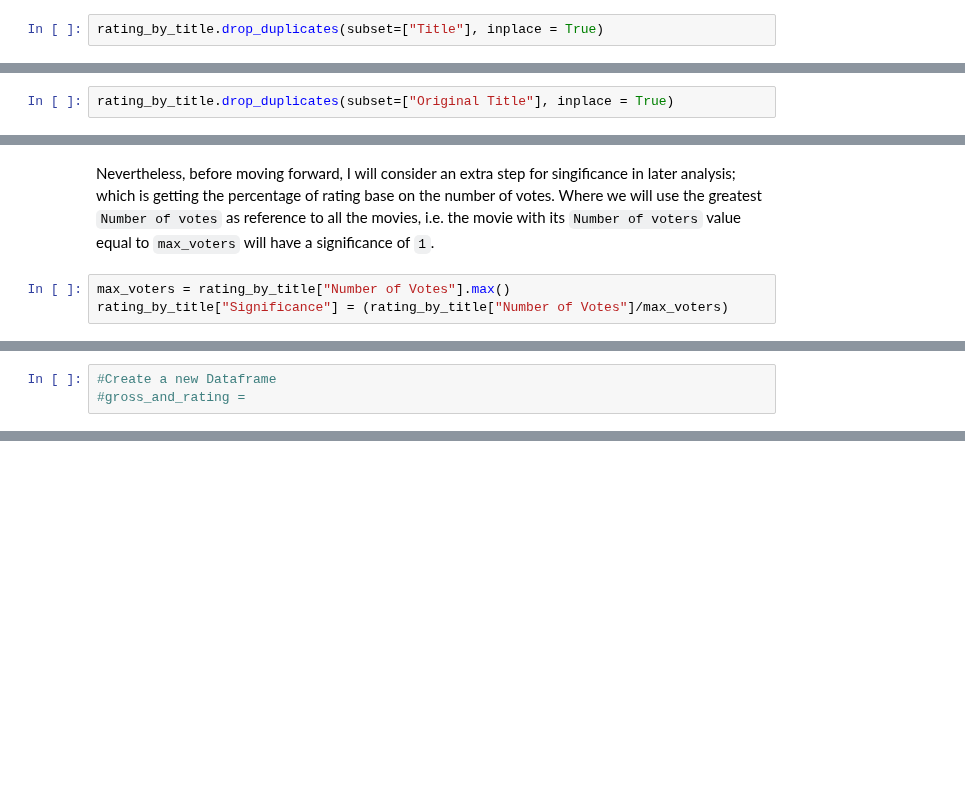
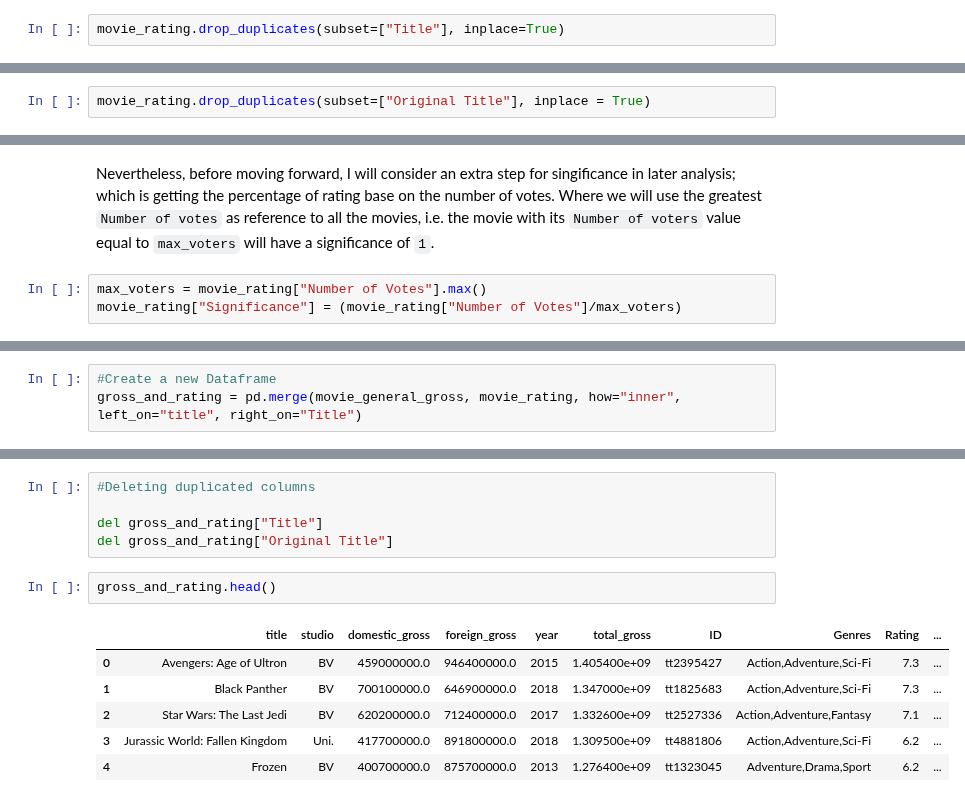
Before and after one commit to QuinnGrigsby/Capstone_Git-ing_it_done_MovieInformation, a Jupyter notebook: Data Understanding.ipynb, the cells around one changed output, grey strips where cells are left out. Drawn from its saved outputs; the diff is of its cells as text; blank space fills up the shorter version.

```diff
--- a/Data Understanding.ipynb
+++ b/Data Understanding.ipynb
@@ -196,5 +219,5 @@ Red Cow                  1
 Shilo                    1
 Name: Title, Length: 69993, dtype: int64
 # %%
-rating_by_title.drop_duplicates(subset=["Title"], inplace = True)
+movie_rating.drop_duplicates(subset=["Title"], inplace=True)
 # %%
@@ -228,5 +251,5 @@ The Melancholy Fantastic    1
 Shilo                       1
 Name: Original Title, Length: 69820, dtype: int64
 # %%
-rating_by_title.drop_duplicates(subset=["Original Title"], inplace = True)
+movie_rating.drop_duplicates(subset=["Original Title"], inplace = True)
 # %%
@@ -300,6 +323,6 @@ We can see we have a dataframe without any null value or duplicates. We can cons
 # %% [markdown]
 Nevertheless, before moving forward, I will consider an extra step for singificance in later analysis; which is getting the percentage of rating base on the number of votes. Where we will use the greatest `Number of votes` as reference to all the movies, i.e. the movie with its `Number of voters` value equal to `max_voters` will have a significance of `1`.
 # %%
-max_voters = rating_by_title["Number of Votes"].max()
-rating_by_title["Significance"] = (rating_by_title["Number of Votes"]/max_voters)
+max_voters = movie_rating["Number of Votes"].max()
+movie_rating["Significance"] = (movie_rating["Number of Votes"]/max_voters)
 # %%
@@ -321,3 +354,3 @@ Now, we shall proceed with joining the `rating_by_title` table with the `movie_g
 # %%
 #Create a new Dataframe
-#gross_and_rating =
+gross_and_rating = pd.merge(movie_general_gross, movie_rating, how="inner", left_on="title", right_on="Title")
@@ -323,0 +366,14 @@ Now, we shall proceed with joining the `rating_by_title` table with the `movie_g
+# %%
+#Deleting duplicated columns
+
+del gross_and_rating["Title"]
+del gross_and_rating["Original Title"]
+# %%
+gross_and_rating.head()
+# %% [output]
+|  | title | studio | domestic_gross | foreign_gross | year | total_gross | ID | Genres | Rating | ... |
+| 0 | Avengers: Age of Ultron | BV | 459000000.0 | 946400000.0 | 2015 | 1.405400e+09 | tt2395427 | Action,Adventure,Sci-Fi | 7.3 | ... |
+| 1 | Black Panther | BV | 700100000.0 | 646900000.0 | 2018 | 1.347000e+09 | tt1825683 | Action,Adventure,Sci-Fi | 7.3 | ... |
+| 2 | Star Wars: The Last Jedi | BV | 620200000.0 | 712400000.0 | 2017 | 1.332600e+09 | tt2527336 | Action,Adventure,Fantasy | 7.1 | ... |
+| 3 | Jurassic World: Fallen Kingdom | Uni. | 417700000.0 | 891800000.0 | 2018 | 1.309500e+09 | tt4881806 | Action,Adventure,Sci-Fi | 6.2 | ... |
+| 4 | Frozen | BV | 400700000.0 | 875700000.0 | 2013 | 1.276400e+09 | tt1323045 | Adventure,Drama,Sport | 6.2 | ... |
```
Also changed, not shown: parts of 63 cells of this notebook.
